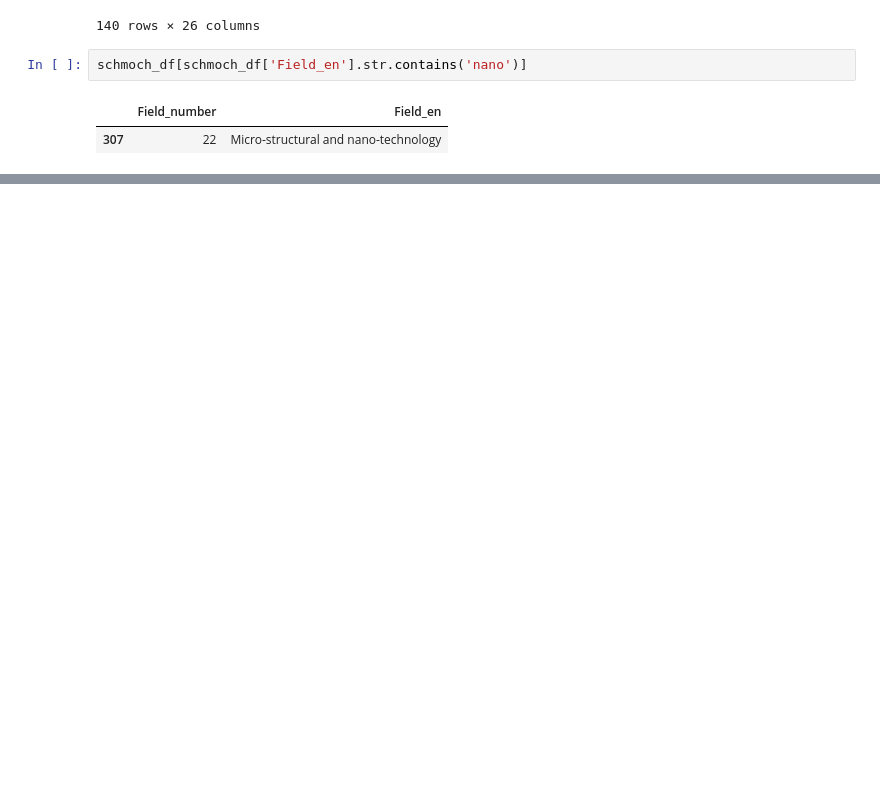
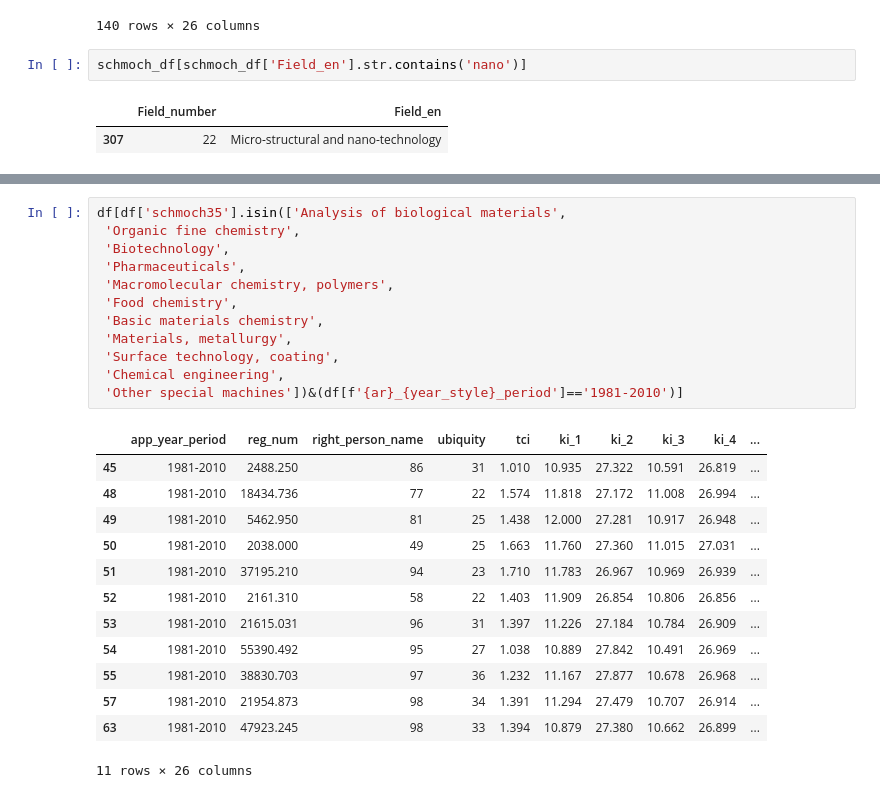
Before and after one commit to RintaroKARASHIMA/KCIinJapaneseFirms, a Jupyter notebook: notebooks/3_analysis/n5_Technology.ipynb, the cells around one changed output, grey strips where cells are left out. Drawn from its saved outputs; the diff is of its cells as text; blank space fills up the shorter version.

Commit message:
"The End of Corporation Analysis."

```diff
--- a/notebooks/3_analysis/n5_Technology.ipynb
+++ b/notebooks/3_analysis/n5_Technology.ipynb
@@ -85 +87,27 @@ df[df[classification].str.contains('nano')]
 4 rows × 26 columns
+# %%
+df[df['schmoch35'].isin(['Analysis of biological materials',
+ 'Organic fine chemistry',
+ 'Biotechnology',
+ 'Pharmaceuticals',
+ 'Macromolecular chemistry, polymers',
+ 'Food chemistry',
+ 'Basic materials chemistry',
+ 'Materials, metallurgy',
+ 'Surface technology, coating',
+ 'Chemical engineering',
+ 'Other special machines'])&(df[f'{ar}_{year_style}_period']=='1981-2010')]
+# %% [output]
+|  | app_year_period | reg_num | right_person_name | ubiquity | tci | ki_1 | ki_2 | ki_3 | ki_4 | ... |
+| 45 | 1981-2010 | 2488.250 | 86 | 31 | 1.010 | 10.935 | 27.322 | 10.591 | 26.819 | ... |
+| 48 | 1981-2010 | 18434.736 | 77 | 22 | 1.574 | 11.818 | 27.172 | 11.008 | 26.994 | ... |
+| 49 | 1981-2010 | 5462.950 | 81 | 25 | 1.438 | 12.000 | 27.281 | 10.917 | 26.948 | ... |
+| 50 | 1981-2010 | 2038.000 | 49 | 25 | 1.663 | 11.760 | 27.360 | 11.015 | 27.031 | ... |
+| 51 | 1981-2010 | 37195.210 | 94 | 23 | 1.710 | 11.783 | 26.967 | 10.969 | 26.939 | ... |
+| 52 | 1981-2010 | 2161.310 | 58 | 22 | 1.403 | 11.909 | 26.854 | 10.806 | 26.856 | ... |
+| 53 | 1981-2010 | 21615.031 | 96 | 31 | 1.397 | 11.226 | 27.184 | 10.784 | 26.909 | ... |
+| 54 | 1981-2010 | 55390.492 | 95 | 27 | 1.038 | 10.889 | 27.842 | 10.491 | 26.969 | ... |
+| 55 | 1981-2010 | 38830.703 | 97 | 36 | 1.232 | 11.167 | 27.877 | 10.678 | 26.968 | ... |
+| 57 | 1981-2010 | 21954.873 | 98 | 34 | 1.391 | 11.294 | 27.479 | 10.707 | 26.914 | ... |
+| 63 | 1981-2010 | 47923.245 | 98 | 33 | 1.394 | 10.879 | 27.380 | 10.662 | 26.899 | ... |
+11 rows × 26 columns
```
Also changed, not shown: parts of 8 cells of this notebook, 6 other files.
